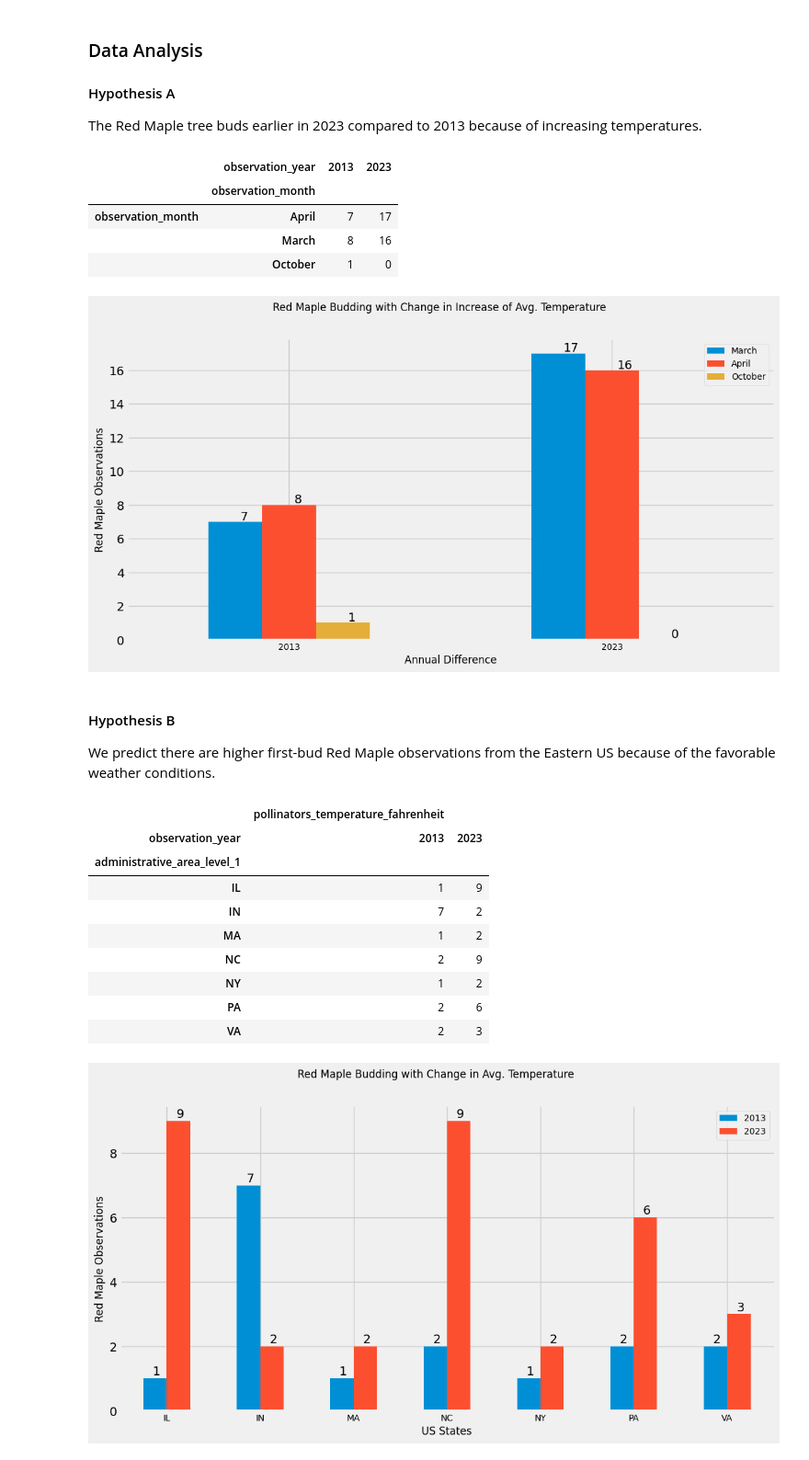
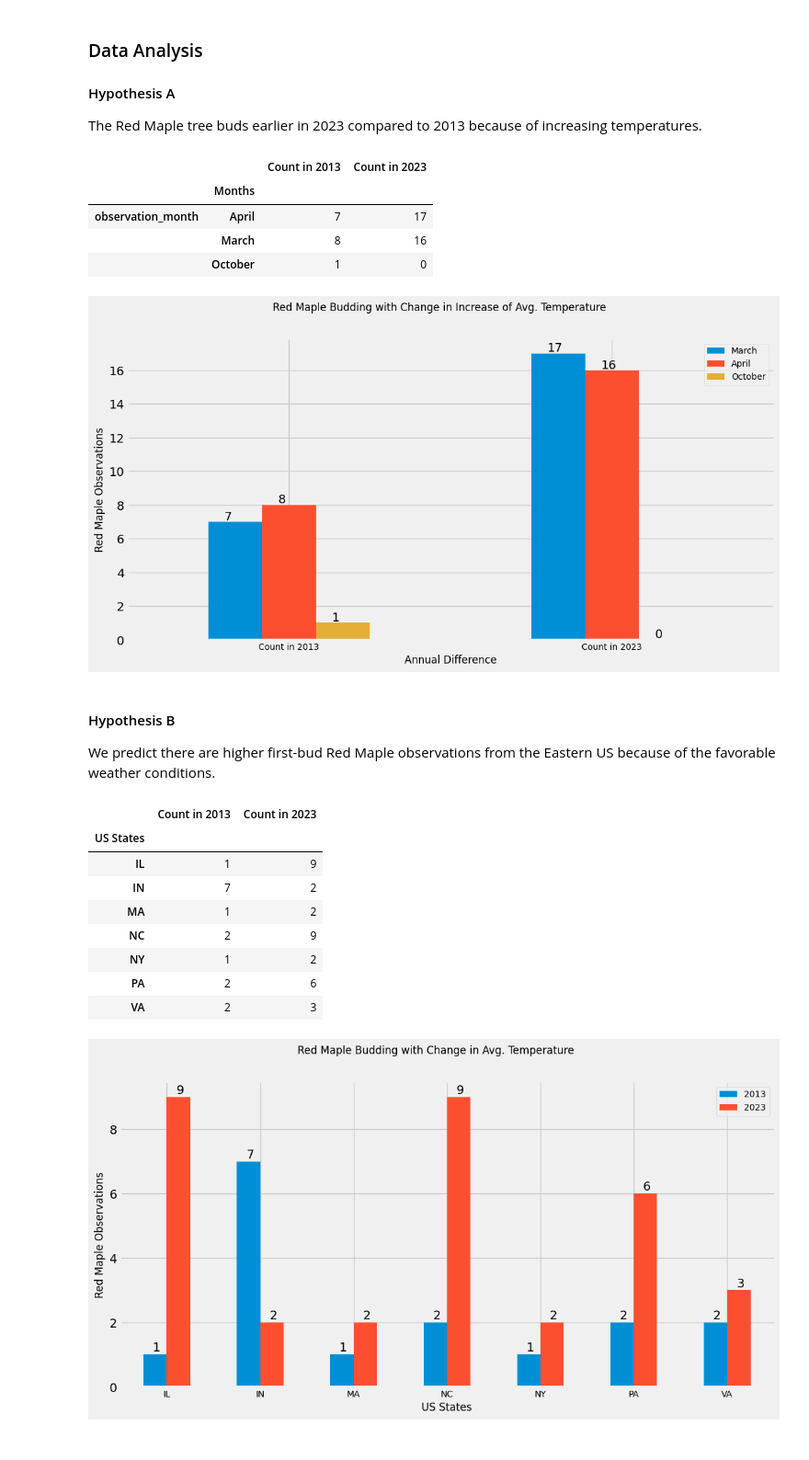
Before and after one commit to CSIS-NLU/Open-Science-101, a Jupyter notebook: Group-Projects/Climate change impact on phenology using Budburst/nasa_tops_group_project.ipynb, the cells around one changed output. Shown at 92% size. Drawn from its saved outputs; the diff is of its cells as text; code cells hidden in the pictures.

```diff
--- a/Group-Projects/Climate change impact on phenology using Budburst/nasa_tops_group_project.ipynb
+++ b/Group-Projects/Climate change impact on phenology using Budburst/nasa_tops_group_project.ipynb
@@ -176,25 +210,27 @@ hypothesis_a = (
     .fillna(0)
     .astype(int)
 ).T
+hypothesis_a.columns = [f"Count in {year}" for year in (2013, 2023)]
+hypothesis_a.index.names = ["", "Months"]
 HTML(CSS + hypothesis_a.style.set_td_classes(trends(hypothesis_a, 1)).to_html())
 # %% [output]
-|  | observation_year | 2013 | 2023 |
-|  | observation_month |  |  |
+|  |  | Count in 2013 | Count in 2023 |
+|  | Months |  |  |
 | observation_month | April | 7 | 17 |
 |  | March | 8 | 16 |
 |  | October | 1 | 0 |
 # %%
 plot_a = hypothesis_a.T.plot(kind="bar", figsize=(12, 6))
 plt.suptitle("Red Maple Budding with Change in Increase of Avg. Temperature", fontsize=12)
 plt.xlabel("Annual Difference", fontsize=12)
 plt.ylabel("Red Maple Observations", fontsize=12)
 plt.legend(budburst["observation_month"].unique(), loc="best", fontsize=10)
 _ = plt.xticks(rotation=0, fontsize=10)
 
 for patch in plot_a.patches:
-    plot_a.annotate(str(patch.get_height()), (patch.get_x() + 0.1, patch.get_height() + 0.1))
+    plot_a.annotate(str(patch.get_height()), (patch.get_x() + 0.05, patch.get_height() + 0.1))
 # %% [output]
-[figure, old version]
+[figure, new version]
 # %% [markdown]
 #### Hypothesis B
 
@@ -207,11 +243,12 @@ hypothesis_b = (
     .sort_values(by="administrative_area_level_1")
     .unstack("observation_year")
 )
+hypothesis_b.columns = [f"Count in {year}" for year in (2013, 2023)]
+hypothesis_b.index.names = ["US States"]
 HTML(CSS + hypothesis_b.style.set_td_classes(trends(hypothesis_b, 1)).to_html())
 # %% [output]
-|  | pollinators_temperature_fahrenheit |  |
-| observation_year | 2013 | 2023 |
-| administrative_area_level_1 |  |  |
+|  | Count in 2013 | Count in 2023 |
+| US States |  |  |
 | IL | 1 | 9 |
 | IN | 7 | 2 |
 | MA | 1 | 2 |
```
Also changed, not shown: parts of 9 cells of this notebook.
